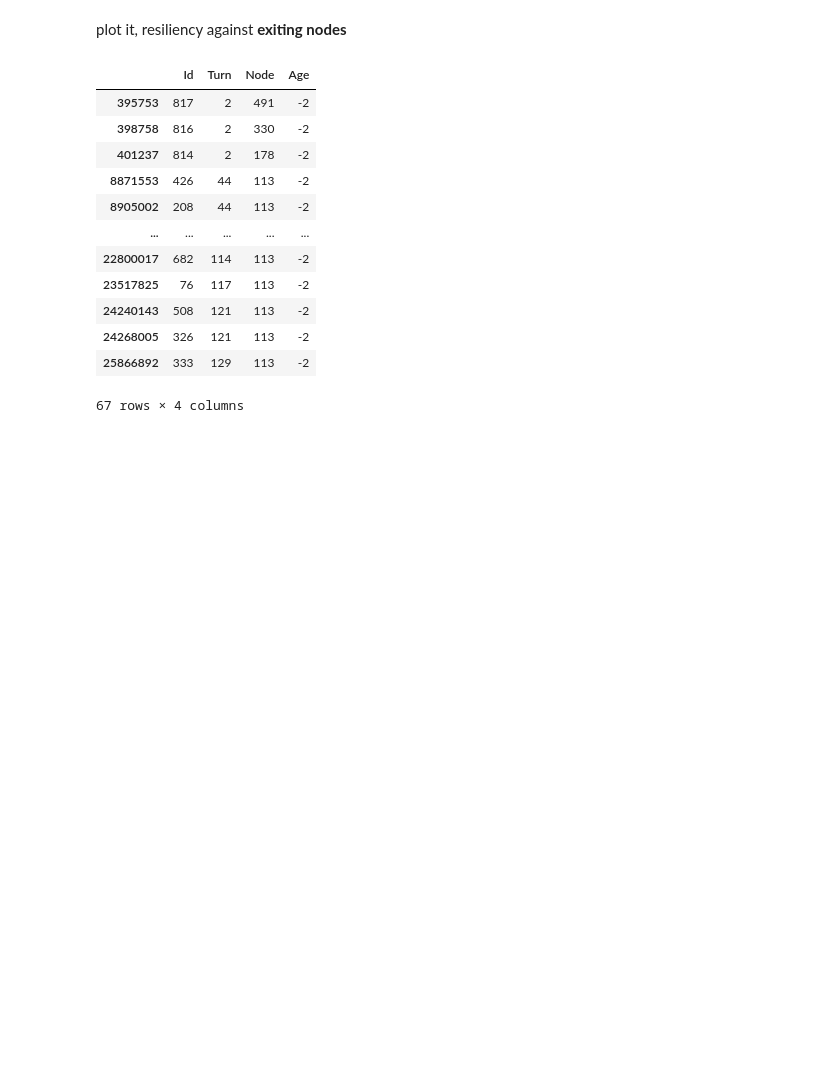
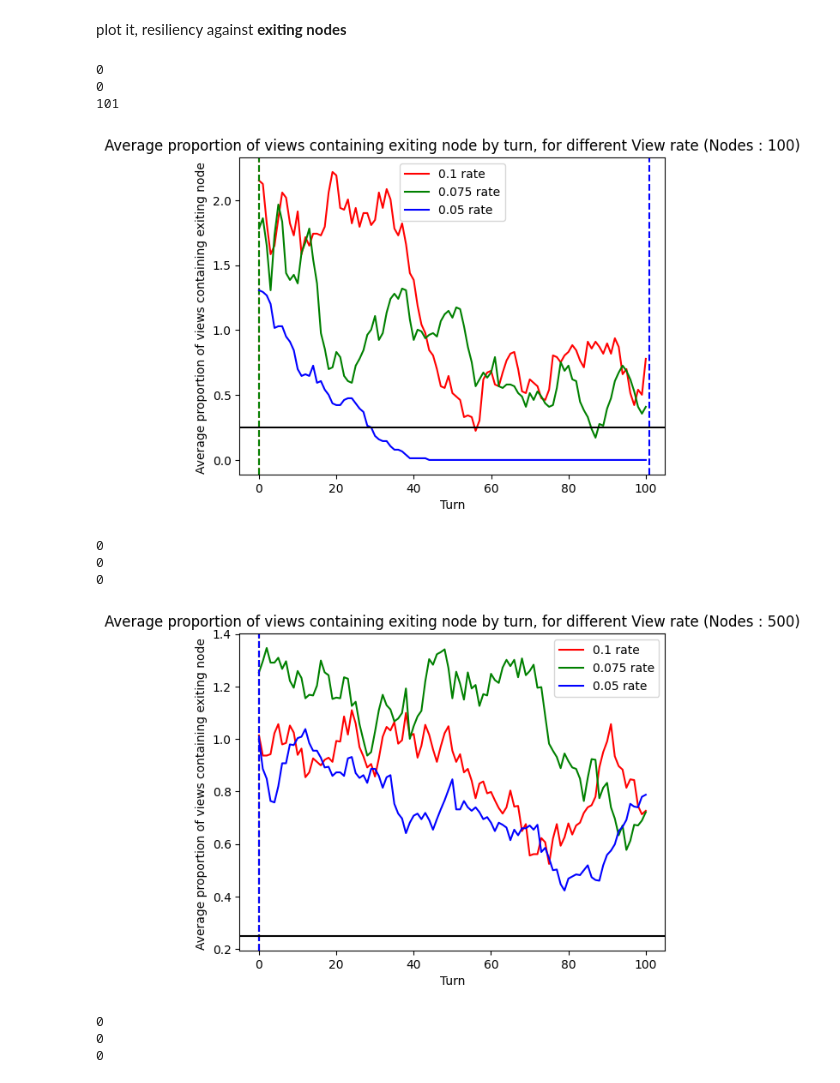
Before and after one commit to adribr53/LINFO2345-Project, a Jupyter notebook: log.ipynb, the cells around one changed output. Saved outputs shown, nothing was run; the diff lists cells and outputs as text; code cells hidden in the pictures; blank space fills up the shorter version.

```diff
--- a/log.ipynb
+++ b/log.ipynb
@@ -66,19 +214,51 @@ plt.show()
 # %% [markdown]
 plot it, resiliency against **exiting nodes**
-# %%
-df[df['Age']==-1]
-#df[df['Age']==-2]
-# %% [output]
-|  | Id | Turn | Node | Age |
-| 395753 | 817 | 2 | 491 | -2 |
-| 398758 | 816 | 2 | 330 | -2 |
-| 401237 | 814 | 2 | 178 | -2 |
-| 8871553 | 426 | 44 | 113 | -2 |
-| 8905002 | 208 | 44 | 113 | -2 |
-| ... | ... | ... | ... | ... |
-| 22800017 | 682 | 114 | 113 | -2 |
-| 23517825 | 76 | 117 | 113 | -2 |
-| 24240143 | 508 | 121 | 113 | -2 |
-| 24268005 | 326 | 121 | 113 | -2 |
-| 25866892 | 333 | 129 | 113 | -2 |
-67 rows × 4 columns
+# %%
+from matplotlib.text import Text
+
+import bisect
+def find_ge(rates, th):
+    i = bisect.bisect_left(rates, th)
+    return i
+
+for n_nodes in [100, 500,1000]:
+    th = 0.25
+
+    turns = [_ for _ in range(101)]
+    discovery_rates = [res[n_nodes][size_view][1][:101] for size_view in [0.1,0.075,0.05]]
+
+
+    # print(turn_th)
+    turn_ths = []
+    repre_ths = []
+    colors_xticks = []
+    for i, (n_node, color) in enumerate([(0.1,'r'), (0.075,'g'), (0.05, 'b')]):
+        turn_th = find_ge(discovery_rates[i], th)
+        plt.plot(turns, discovery_rates[i], color, label=str(n_node)+' rate')
+        if turn_th<n_turns+1:
+            print(turn_th)
+            plt.axvline(x=turn_th, color=color, linestyle='--')
+
+
+
+    plt.axhline(y=th, color='black', linestyle='-')
+
+    # Adding the title
+    plt.title(f"Average proportion of views containing exiting node by turn, for different View rate (Nodes : {n_nodes})")
+    plt.legend()
+    # Adding the labels
+    plt.ylabel("Average proportion of views containing exiting node ")
+    plt.xlabel("Turn")
+    plt.show()
+# %% [output]
+0
+0
+101
+[figure, added]
+0
+0
+0
+[figure, added]
+0
+0
+0
```
Also changed, not shown: parts of 17 cells of this notebook.
